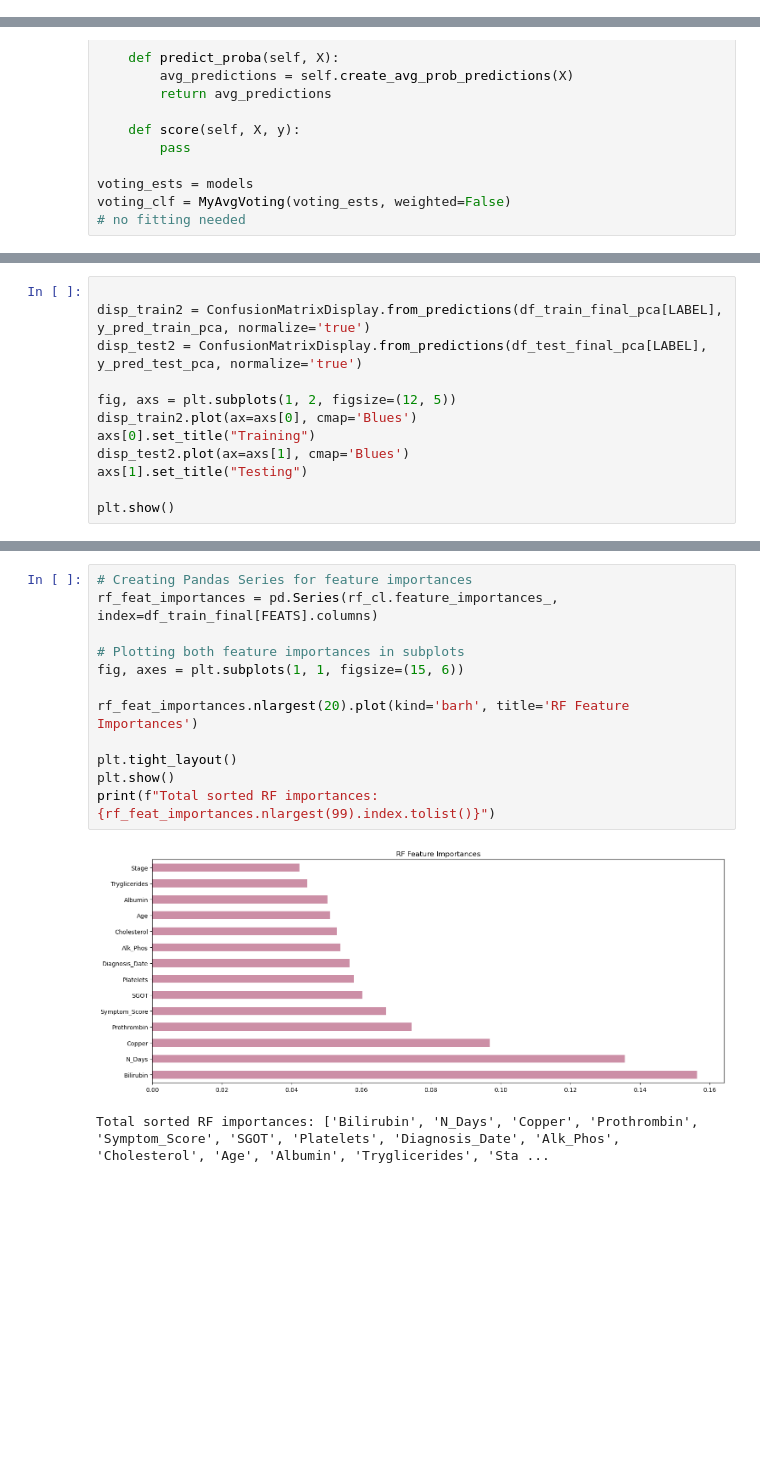
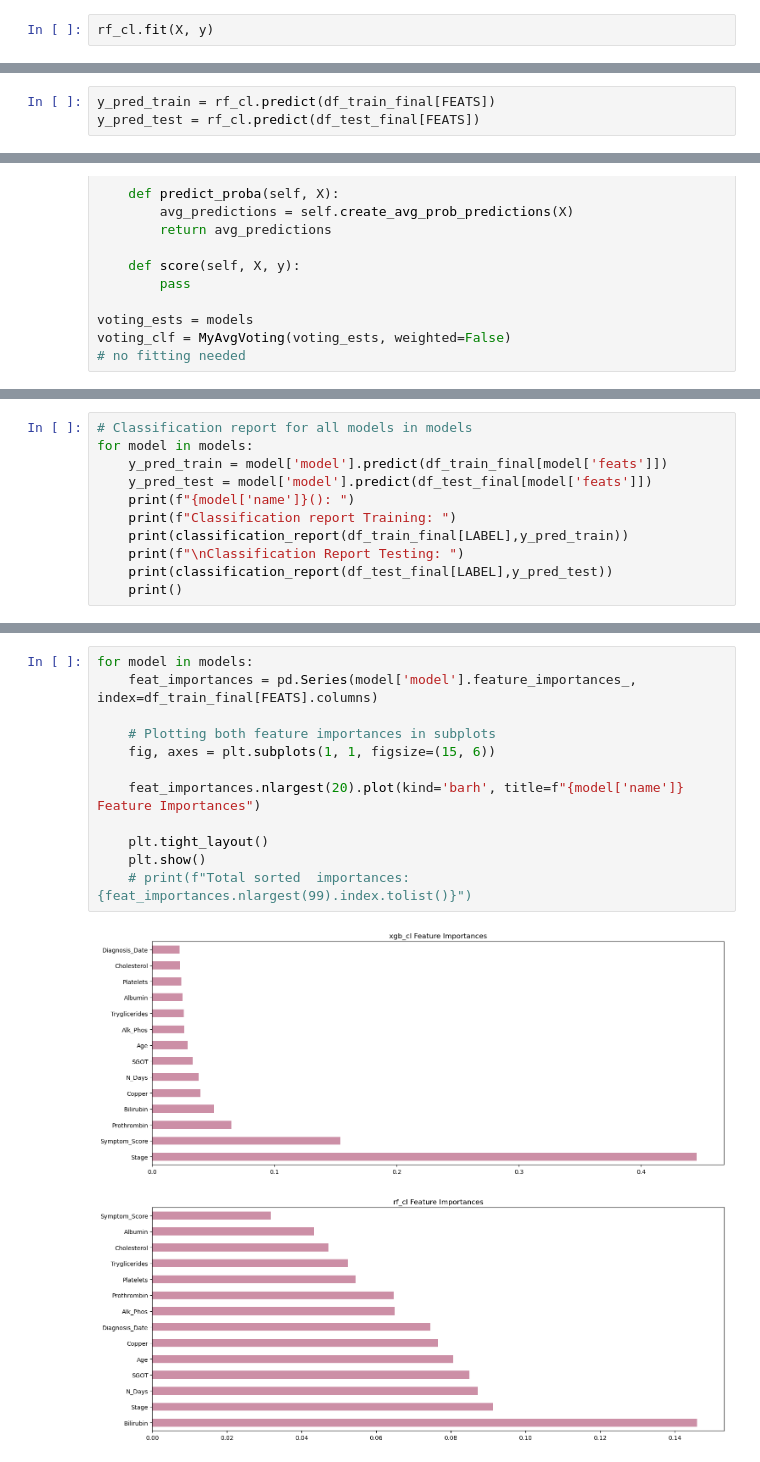
Before and after one commit to kokeitor/Multi-ClassPredictionCirrhosis, a Jupyter notebook: joseba.ipynb, the cells around one changed output, grey strips where cells are left out. Cells and saved outputs as stored; diff of their text form; blank space fills up the shorter version.

```diff
--- a/joseba.ipynb
+++ b/joseba.ipynb
@@ -732,0 +805,2 @@ models3 = [
+# %%
+rf_cl.fit(X, y)
@@ -732,0 +809,3 @@ models3 = [
+# %%
+y_pred_train = rf_cl.predict(df_train_final[FEATS])
+y_pred_test = rf_cl.predict(df_test_final[FEATS])
@@ -914,12 +999,0 @@ plt.show()
-# %%
-
-disp_train2 = ConfusionMatrixDisplay.from_predictions(df_train_final_pca[LABEL], y_pred_train_pca, normalize='true')
-disp_test2 = ConfusionMatrixDisplay.from_predictions(df_test_final_pca[LABEL], y_pred_test_pca, normalize='true')
-
-fig, axs = plt.subplots(1, 2, figsize=(12, 5))
-disp_train2.plot(ax=axs[0], cmap='Blues')
-axs[0].set_title("Training")
-disp_test2.plot(ax=axs[1], cmap='Blues')
-axs[1].set_title("Testing")
-
-plt.show()
@@ -1032,0 +1000,11 @@ df_y_probs_real[df_y_probs_real['id']==7908]
+# %%
+# Classification report for all models in models
+for model in models:
+    y_pred_train = model['model'].predict(df_train_final[model['feats']])
+    y_pred_test = model['model'].predict(df_test_final[model['feats']])
+    print(f"{model['name']}(): ")
+    print(f"Classification report Training: ")
+    print(classification_report(df_train_final[LABEL],y_pred_train))
+    print(f"\nClassification Report Testing: ")
+    print(classification_report(df_test_final[LABEL],y_pred_test))
+    print()
@@ -1033,15 +1029,15 @@ df_y_probs_real[df_y_probs_real['id']==7908]
 # %%
-# Creating Pandas Series for feature importances
-rf_feat_importances = pd.Series(rf_cl.feature_importances_, index=df_train_final[FEATS].columns)
+for model in models:
+    feat_importances = pd.Series(model['model'].feature_importances_, index=df_train_final[FEATS].columns)
 
-# Plotting both feature importances in subplots
-fig, axes = plt.subplots(1, 1, figsize=(15, 6))
+    # Plotting both feature importances in subplots
+    fig, axes = plt.subplots(1, 1, figsize=(15, 6))
 
-rf_feat_importances.nlargest(20).plot(kind='barh', title='RF Feature Importances')
+    feat_importances.nlargest(20).plot(kind='barh', title=f"{model['name']} Feature Importances")
 
-plt.tight_layout()
-plt.show()
-print(f"Total sorted RF importances: {rf_feat_importances.nlargest(99).index.tolist()}")
+    plt.tight_layout()
+    plt.show()
+    # print(f"Total sorted  importances: {feat_importances.nlargest(99).index.tolist()}")
 # %% [output]
-[figure, old version]
+[figure, new version]
-Total sorted RF importances: ['Bilirubin', 'N_Days', 'Copper', 'Prothrombin', 'Symptom_Score', 'SGOT', 'Platelets', 'Diagnosis_Date', 'Alk_Phos', 'Cholesterol', 'Age', 'Albumin', 'Tryglicerides', 'Sta ...
+[figure, added]
```
Also changed, not shown: parts of 54 cells of this notebook, 2 other files.
